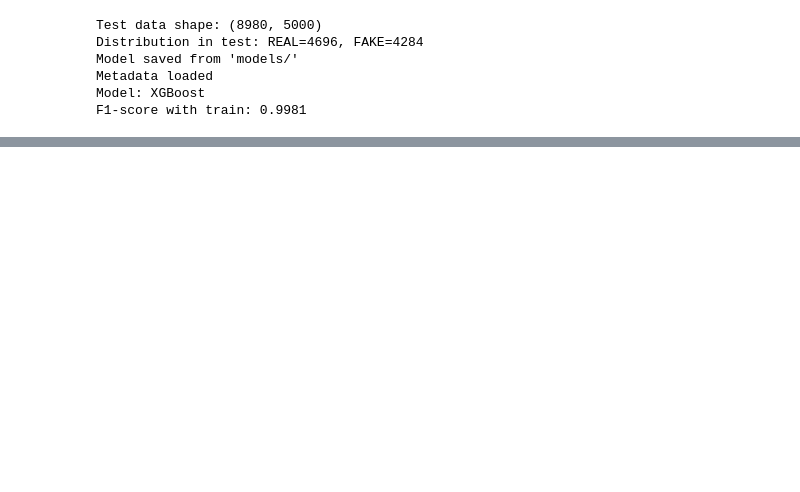
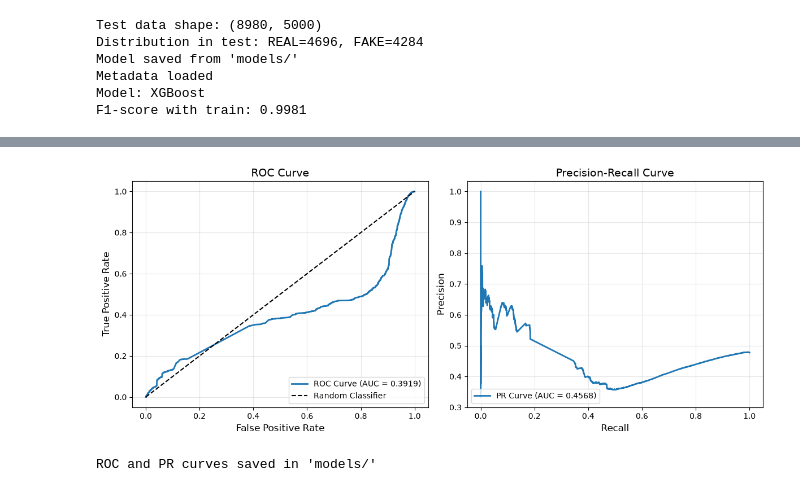
Before and after one commit to ayurckov/definition-of-fake-news, a Jupyter notebook: evaluation.ipynb, the cells around one changed output, grey strips where cells are left out. Cells and saved outputs as stored; diff of their text form; code cells hidden in the pictures; blank space fills up the shorter version.

```diff
--- a/evaluation.ipynb
+++ b/evaluation.ipynb
@@ -58,0 +126,39 @@ F1-score with train: 0.9981
+# %%
+# ROC-AUC and PR-ROC curves
+if y_pred_proba is not None:
+    # ROC curve
+    fpr, tpr, thresholds  = roc_curve(y_test, y_pred_proba)
+    roc_auc = roc_auc_score(y_test, y_pred_proba)
+
+    plt.figure(figsize=(12, 5))
+
+    plt.subplot(1, 2, 1)
+    plt.plot(fpr, tpr, label=f'ROC Curve (AUC = {roc_auc:.4f})', linewidth=2)
+    plt.plot([0, 1], [0, 1], 'k--', label='Random Classifier')
+    plt.xlabel('False Positive Rate', fontsize=12)
+    plt.ylabel('True Positive Rate', fontsize=12)
+    plt.title('ROC Curve', fontsize=14)
+    plt.legend(loc='lower right')
+    plt.grid(True, alpha=0.3)
+
+    # PR curve (Precision-Recall)
+    precision_vals, recall_vals, _ = precision_recall_curve(y_test, y_pred_proba)
+    avg_precision = average_precision_score(y_test, y_pred_proba)
+
+    plt.subplot(1, 2, 2)
+    plt.plot(recall_vals, precision_vals, label=f'PR Curve (AUC = {avg_precision:.4f})', linewidth=2)
+    plt.xlabel('Recall', fontsize=12)
+    plt.ylabel('Precision', fontsize=12)
+    plt.title('Precision-Recall Curve', fontsize=14)
+    plt.legend(loc='lower left')
+    plt.grid(True, alpha=0.3)
+
+    plt.tight_layout()
+    plt.savefig('models/roc_pr_curves.png', dpi=300)
+    plt.show()
+    print("ROC and PR curves saved in 'models/'")
+else:
+    print("Model no support predict_proba, skip ROC and PR curves")
+# %% [output]
+[figure, added]
+ROC and PR curves saved in 'models/'
```
Also changed, not shown: parts of 1 cell of this notebook.
